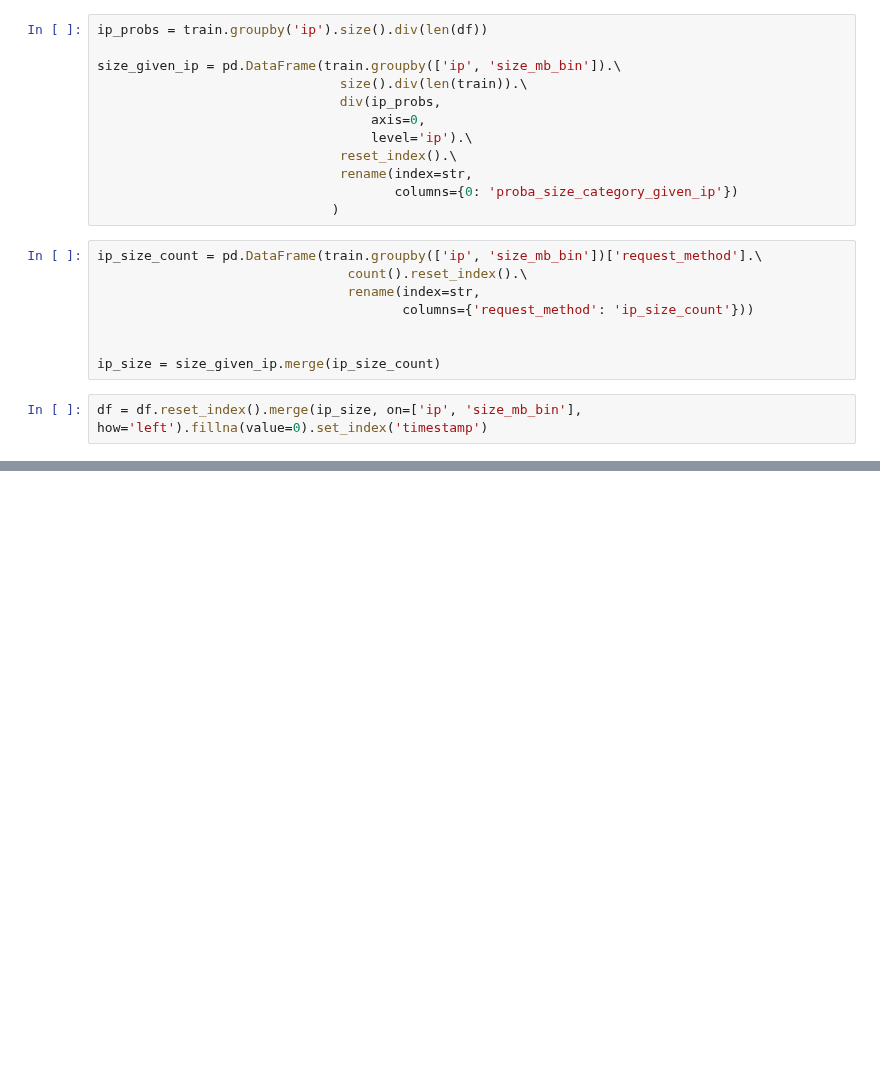
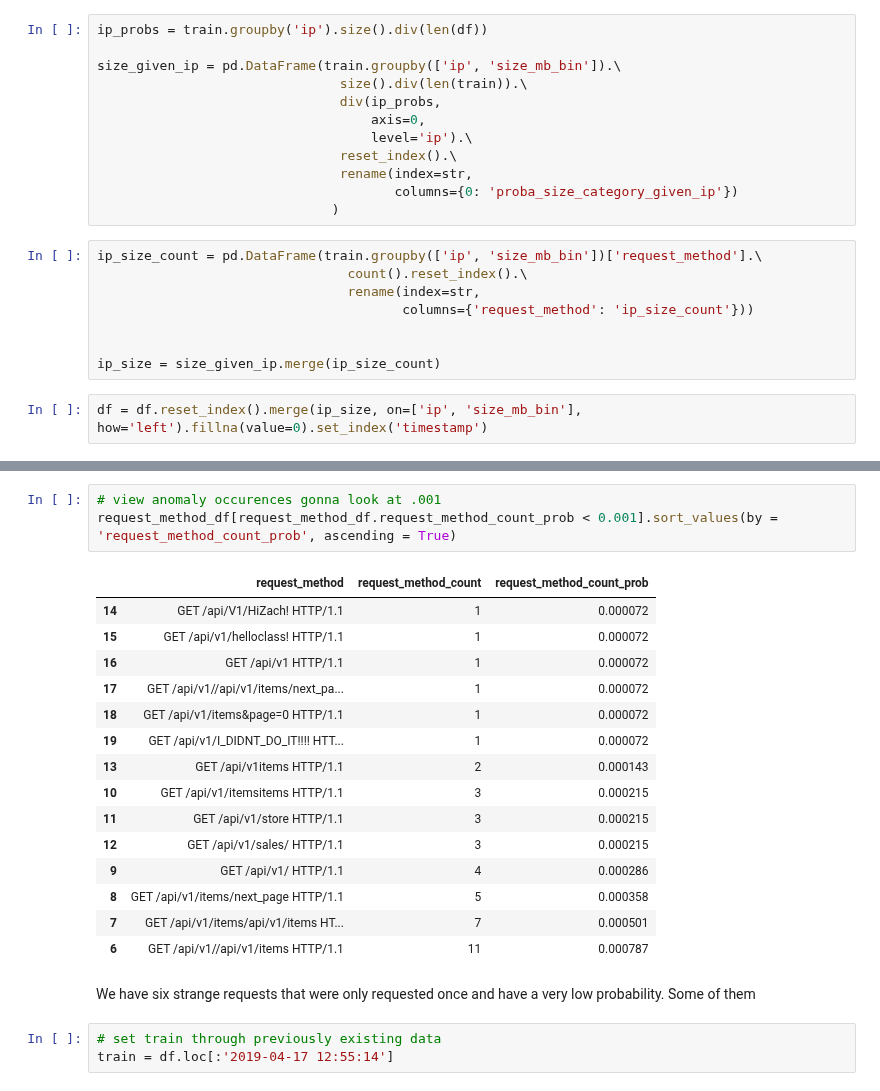
Before and after one commit to ForrestMccrosky/anonmaly_detection_exercises, a Jupyter notebook: discrete_anamoly_detection.ipynb, the cells around one changed output, grey strips where cells are left out. Saved outputs shown, nothing was run; the diff lists cells and outputs as text; blank space fills up the shorter version.

```diff
--- a/discrete_anamoly_detection.ipynb
+++ b/discrete_anamoly_detection.ipynb
@@ -248,0 +311,24 @@ df.head()
+# %%
+# view anomaly occurences gonna look at .001
+request_method_df[request_method_df.request_method_count_prob < 0.001].sort_values(by = 'request_method_count_prob', ascending = True)
+# %% [output]
+|  | request_method | request_method_count | request_method_count_prob |
+| 14 | GET /api/V1/HiZach! HTTP/1.1 | 1 | 0.000072 |
+| 15 | GET /api/v1/helloclass! HTTP/1.1 | 1 | 0.000072 |
+| 16 | GET /api/v1 HTTP/1.1 | 1 | 0.000072 |
+| 17 | GET /api/v1//api/v1/items/next_pa... | 1 | 0.000072 |
+| 18 | GET /api/v1/items&page=0 HTTP/1.1 | 1 | 0.000072 |
+| 19 | GET /api/v1/I_DIDNT_DO_IT!!!! HTT... | 1 | 0.000072 |
+| 13 | GET /api/v1items HTTP/1.1 | 2 | 0.000143 |
+| 10 | GET /api/v1/itemsitems HTTP/1.1 | 3 | 0.000215 |
+| 11 | GET /api/v1/store HTTP/1.1 | 3 | 0.000215 |
+| 12 | GET /api/v1/sales/ HTTP/1.1 | 3 | 0.000215 |
+| 9 | GET /api/v1/ HTTP/1.1 | 4 | 0.000286 |
+| 8 | GET /api/v1/items/next_page HTTP/1.1 | 5 | 0.000358 |
+| 7 | GET /api/v1/items/api/v1/items HT... | 7 | 0.000501 |
+| 6 | GET /api/v1//api/v1/items HTTP/1.1 | 11 | 0.000787 |
+# %% [markdown]
+We have six strange requests that were only requested once and have a very low probability. Some of them
+# %%
+# set train through previously existing data
+train = df.loc[:'2019-04-17 12:55:14']
```
Also changed, not shown: parts of 9 cells of this notebook.
